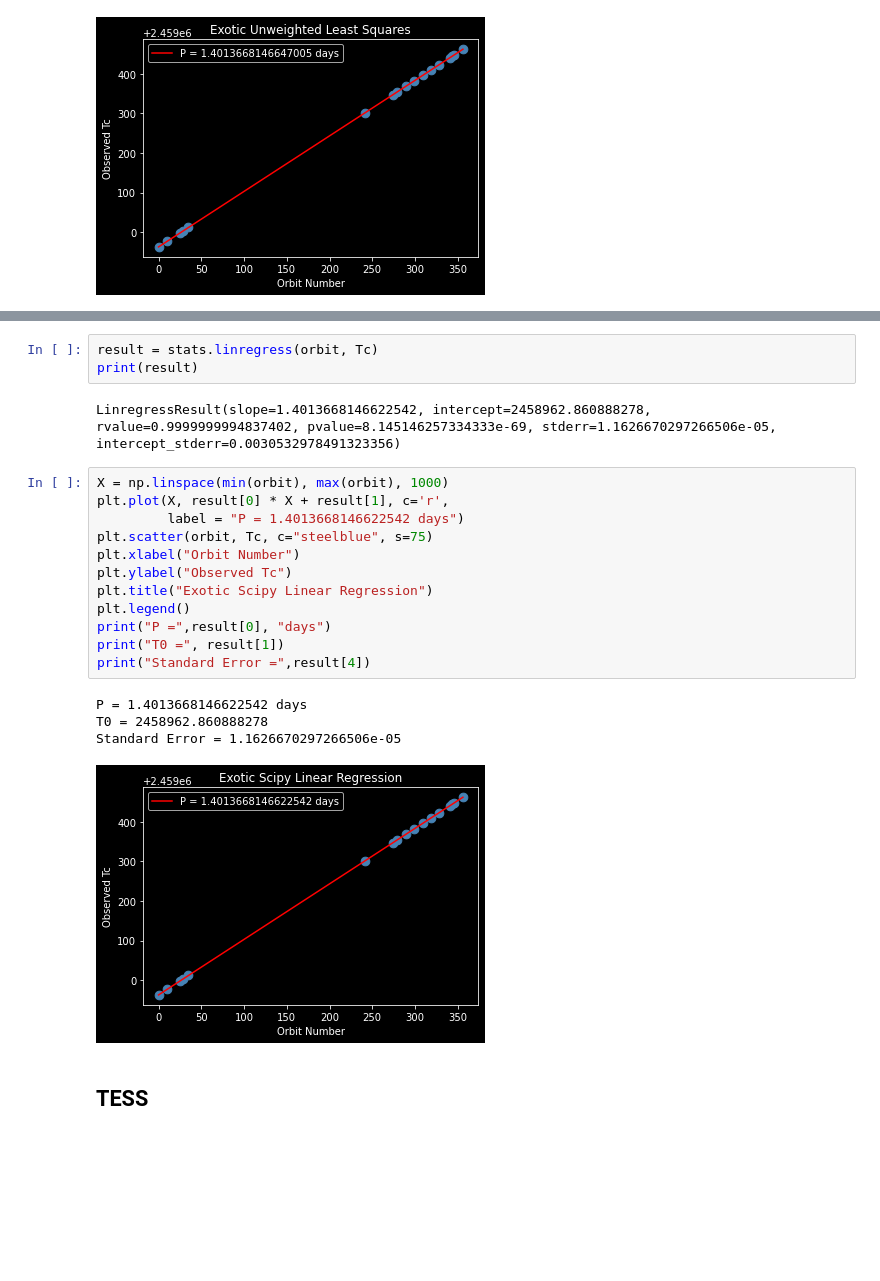
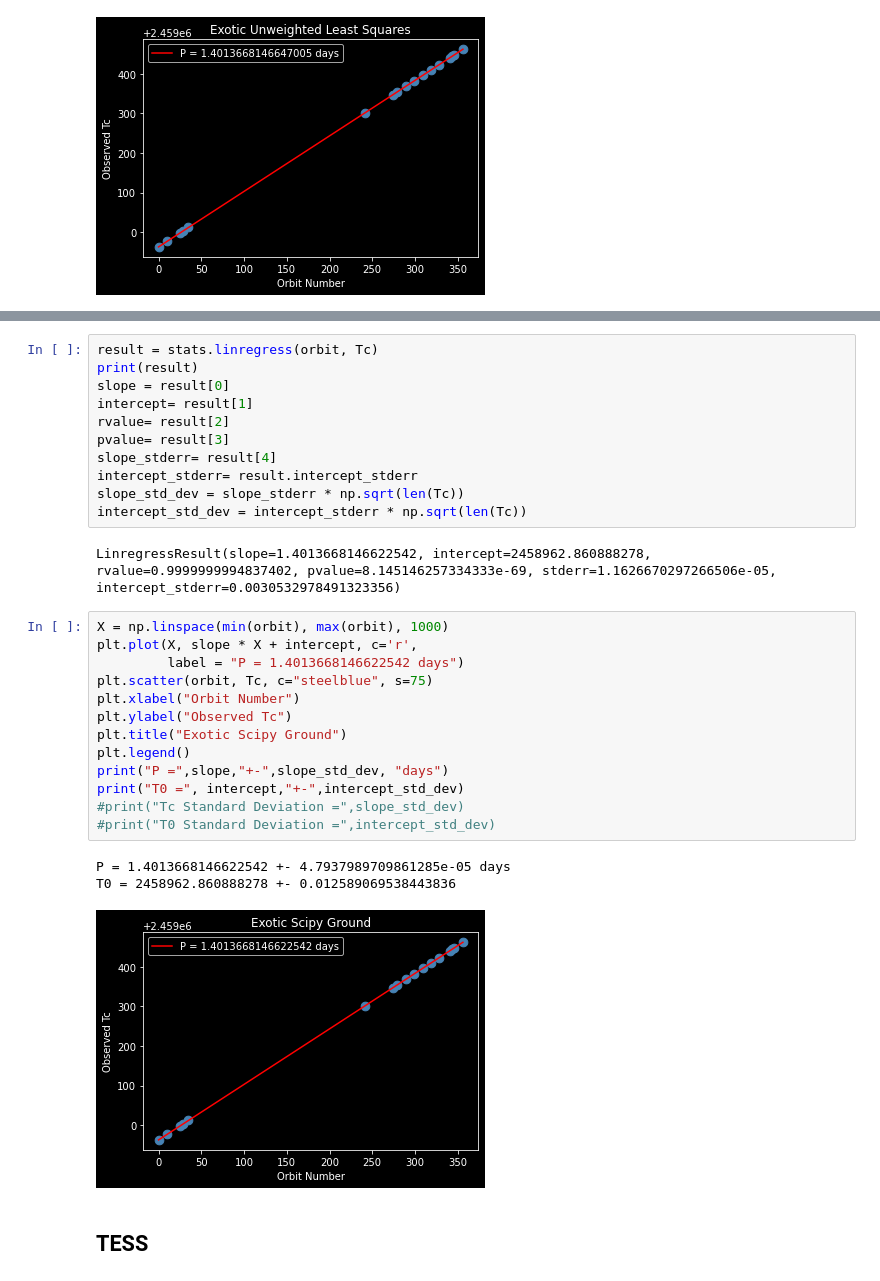
Before and after one commit to Jtearwicker/WASP-135b, a Jupyter notebook: WASP-135b EXOTIC Analysis.ipynb, the cells around one changed output, grey strips where cells are left out. Cells and saved outputs as stored; diff of their text form; blank space fills up the shorter version.

```diff
--- a/WASP-135b EXOTIC Analysis.ipynb
+++ b/WASP-135b EXOTIC Analysis.ipynb
@@ -81,28 +81,36 @@ Covariance Type:            nonrobust
 Notes:
 [1] R² is computed without centering (uncentered) since the model does not contain a constant.
 [2] Standard Errors assume that the covariance matrix of the errors is correctly specified.
-# %%
-result = stats.linregress(orbit, Tc)
-print(result)
-# %% [output]
-LinregressResult(slope=1.4013668146622542, intercept=2458962.860888278, rvalue=0.9999999994837402, pvalue=8.145146257334333e-69, stderr=1.1626670297266506e-05, intercept_stderr=0.0030532978491323356)
-# %%
-X = np.linspace(min(orbit), max(orbit), 1000)
-plt.plot(X, result[0] * X + result[1], c='r',
-         label = "P = 1.4013668146622542 days")
-plt.scatter(orbit, Tc, c="steelblue", s=75)
-plt.xlabel("Orbit Number")
-plt.ylabel("Observed Tc")
-plt.title("Exotic Scipy Linear Regression")
-plt.legend()
-print("P =",result[0], "days")
-print("T0 =", result[1])
-print("Standard Error =",result[4])
-# %% [output]
-P = 1.4013668146622542 days
-T0 = 2458962.860888278
-Standard Error = 1.1626670297266506e-05
-[figure, removed]
+# %%
+result = stats.linregress(orbit, Tc)
+print(result)
+slope = result[0]
+intercept= result[1]
+rvalue= result[2]
+pvalue= result[3]
+slope_stderr= result[4]
+intercept_stderr= result.intercept_stderr
+slope_std_dev = slope_stderr * np.sqrt(len(Tc))
+intercept_std_dev = intercept_stderr * np.sqrt(len(Tc))
+# %% [output]
+LinregressResult(slope=1.4013668146622542, intercept=2458962.860888278, rvalue=0.9999999994837402, pvalue=8.145146257334333e-69, stderr=1.1626670297266506e-05, intercept_stderr=0.0030532978491323356)
+# %%
+X = np.linspace(min(orbit), max(orbit), 1000)
+plt.plot(X, slope * X + intercept, c='r',
+         label = "P = 1.4013668146622542 days")
+plt.scatter(orbit, Tc, c="steelblue", s=75)
+plt.xlabel("Orbit Number")
+plt.ylabel("Observed Tc")
+plt.title("Exotic Scipy Ground")
+plt.legend()
+print("P =",slope,"+-",slope_std_dev, "days")
+print("T0 =", intercept,"+-",intercept_std_dev)
+#print("Tc Standard Deviation =",slope_std_dev)
+#print("T0 Standard Deviation =",intercept_std_dev)
+# %% [output]
+P = 1.4013668146622542 +- 4.7937989709861285e-05 days
+T0 = 2458962.860888278 +- 0.012589069538443836
+[figure, added]
 # %% [markdown]
 ## TESS
 # %%
```
Also changed, not shown: parts of 13 cells of this notebook.
